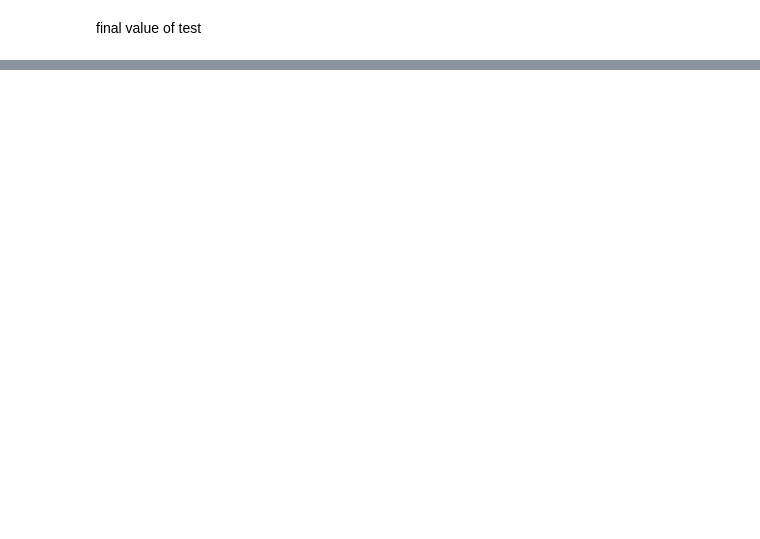
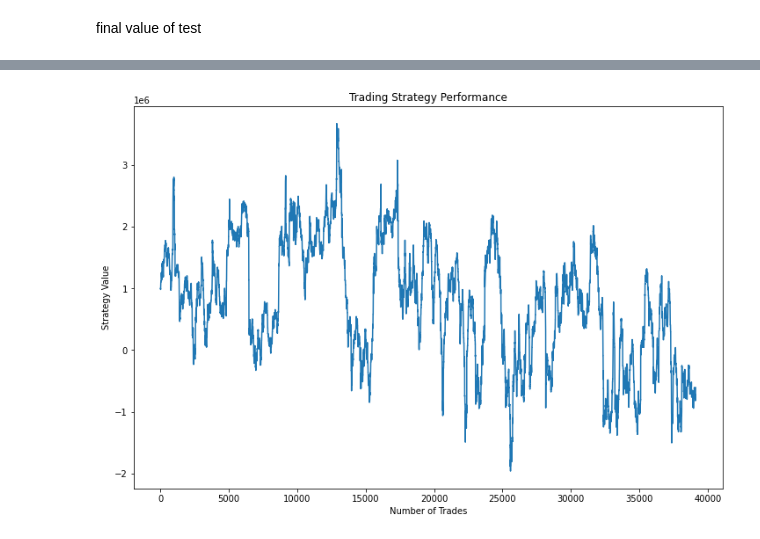
Before and after one commit to david09perez/Proyecto_Trading, a Jupyter notebook: report.ipynb, the cells around one changed output, grey strips where cells are left out. Cells and saved outputs as stored; diff of their text form; code cells hidden in the pictures; blank space fills up the shorter version.

```diff
--- a/report.ipynb
+++ b/report.ipynb
@@ -125,0 +143,7 @@ strategy.strategy_value[-1]
+# %%
+from technical_analysis import Operation, TradingStrategy
+strategy = TradingStrategy('5m')
+
+strategy.activate_indicator('RSI')
+strategy.activate_indicator('MACD')
+strategy.activate_indicator('RSI')
@@ -125,0 +164,4 @@ strategy.strategy_value[-1]
+# %%
+strategy.plot_results()
+# %% [output]
+[figure, added]
```
Also changed, not shown: parts of 13 cells of this notebook, 1 other file.
